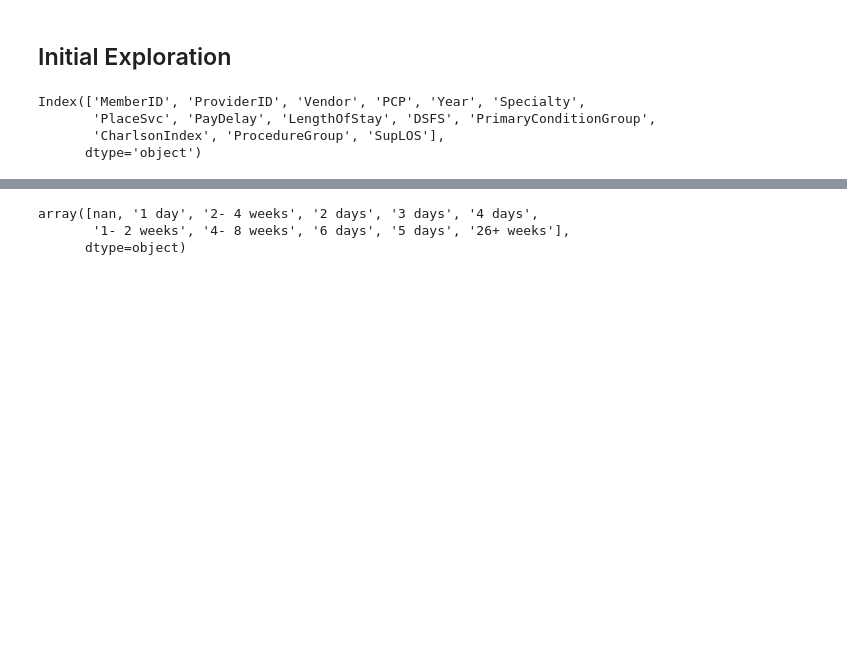
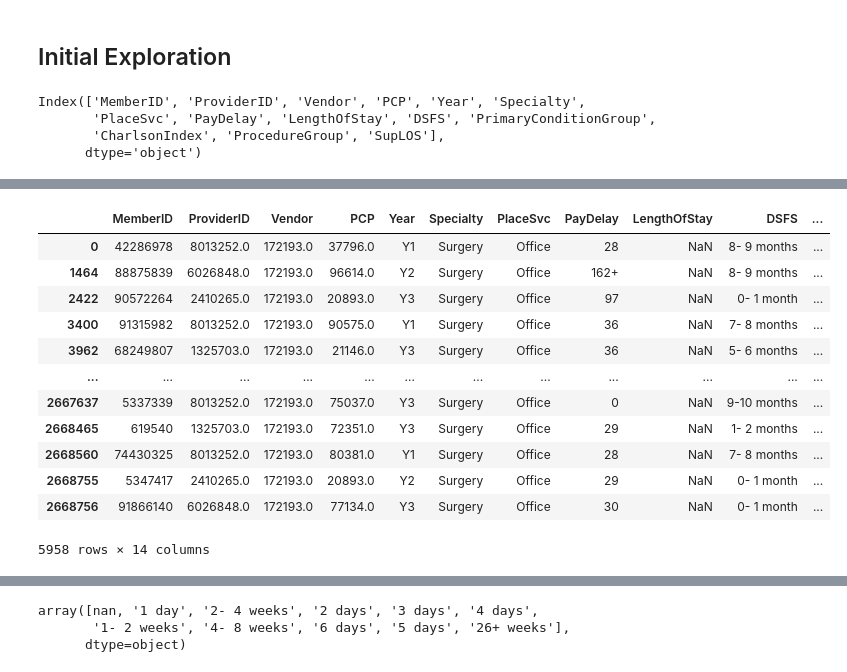
Before and after one commit to JadenLing/Heritage-Health-Prize, a Jupyter notebook: notebooks/initial_exploration.ipynb, the cells around one changed output, grey strips where cells are left out. Cells and saved outputs as stored; diff of their text form; code cells hidden in the pictures; blank space fills up the shorter version.

```diff
--- a/notebooks/initial_exploration.ipynb
+++ b/notebooks/initial_exploration.ipynb
@@ -32,3 +32,19 @@ claims_df.head()
 | 2 | 2759427 | 2997752.0 | 140343.0 | 91972.0 | Y3 | Internal | Office | 14 | NaN | 0- 1 month | ... |
 | 3 | 73570559 | 7053364.0 | 240043.0 | 70119.0 | Y3 | Laboratory | Independent Lab | 24 | NaN | 5- 6 months | ... |
 | 4 | 11837054 | 7557061.0 | 496247.0 | 68968.0 | Y2 | Surgery | Outpatient Hospital | 27 | NaN | 4- 5 months | ... |
+# %%
+claims_df.loc[claims_df["Vendor"] == 172193.0]
+# %% [output]
+|  | MemberID | ProviderID | Vendor | PCP | Year | Specialty | PlaceSvc | PayDelay | LengthOfStay | DSFS | ... |
+| 0 | 42286978 | 8013252.0 | 172193.0 | 37796.0 | Y1 | Surgery | Office | 28 | NaN | 8- 9 months | ... |
+| 1464 | 88875839 | 6026848.0 | 172193.0 | 96614.0 | Y2 | Surgery | Office | 162+ | NaN | 8- 9 months | ... |
+| 2422 | 90572264 | 2410265.0 | 172193.0 | 20893.0 | Y3 | Surgery | Office | 97 | NaN | 0- 1 month | ... |
+| 3400 | 91315982 | 8013252.0 | 172193.0 | 90575.0 | Y1 | Surgery | Office | 36 | NaN | 7- 8 months | ... |
+| 3962 | 68249807 | 1325703.0 | 172193.0 | 21146.0 | Y3 | Surgery | Office | 36 | NaN | 5- 6 months | ... |
+| ... | ... | ... | ... | ... | ... | ... | ... | ... | ... | ... | ... |
+| 2667637 | 5337339 | 8013252.0 | 172193.0 | 75037.0 | Y3 | Surgery | Office | 0 | NaN | 9-10 months | ... |
+| 2668465 | 619540 | 1325703.0 | 172193.0 | 72351.0 | Y3 | Surgery | Office | 29 | NaN | 1- 2 months | ... |
+| 2668560 | 74430325 | 8013252.0 | 172193.0 | 80381.0 | Y1 | Surgery | Office | 28 | NaN | 7- 8 months | ... |
+| 2668755 | 5347417 | 2410265.0 | 172193.0 | 20893.0 | Y2 | Surgery | Office | 29 | NaN | 0- 1 month | ... |
+| 2668756 | 91866140 | 6026848.0 | 172193.0 | 77134.0 | Y3 | Surgery | Office | 30 | NaN | 0- 1 month | ... |
+5958 rows × 14 columns
```
Also changed, not shown: parts of 23 cells of this notebook, 1 other file.
